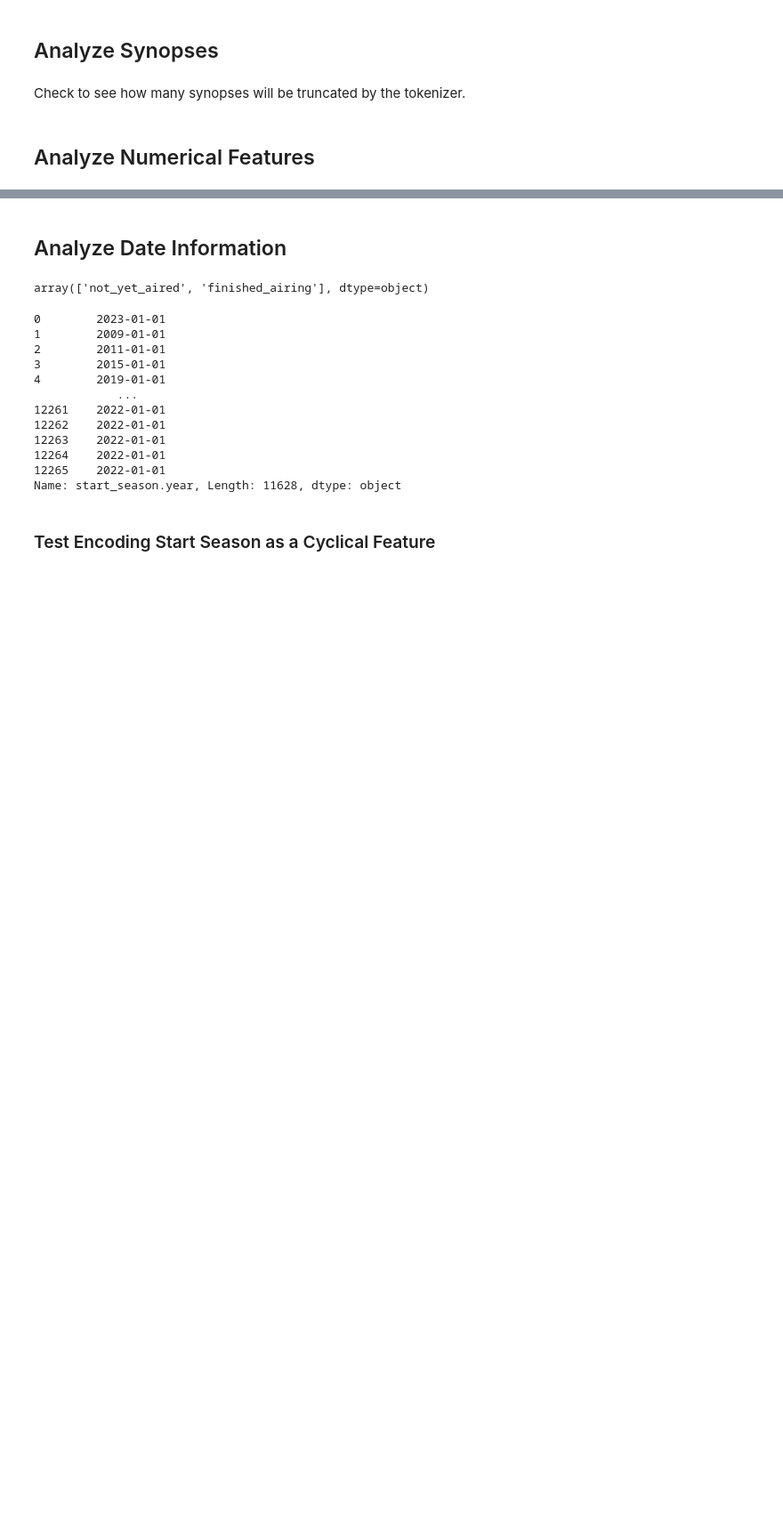
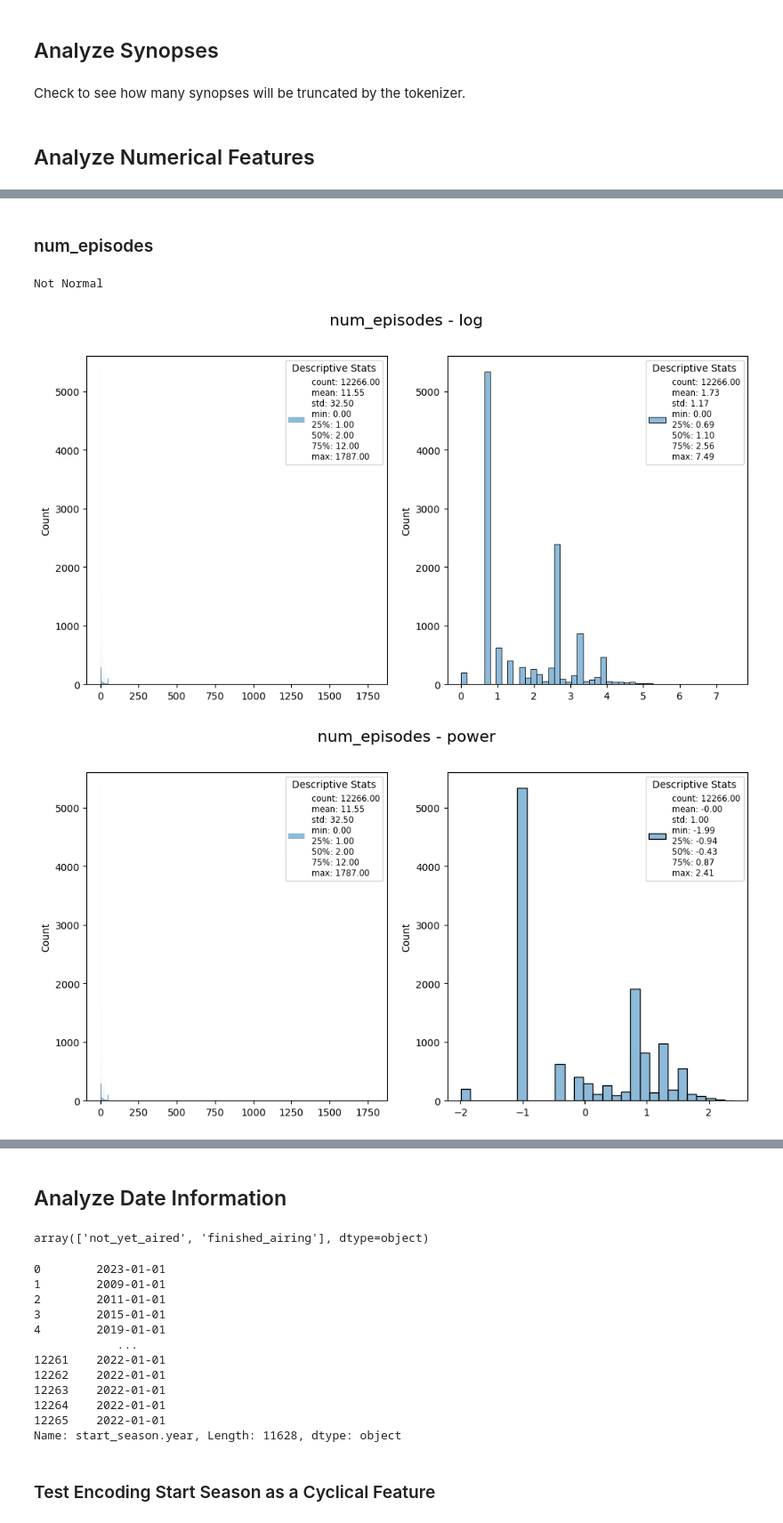
Before and after one commit to oliverharcourt/anime-recommender, a Jupyter notebook: notebooks/analysis/data_analysis.ipynb, the cells around one changed output, grey strips where cells are left out. Shown at 89% size. Saved outputs shown, nothing was run; the diff lists cells and outputs as text; code cells hidden in the pictures; blank space fills up the shorter version.

```diff
--- a/notebooks/analysis/data_analysis.ipynb
+++ b/notebooks/analysis/data_analysis.ipynb
@@ -204,0 +204,13 @@ big outliers / long tail of large values ==> try robust or log scaling (log with
+# %% [markdown]
+### num_episodes
+# %%
+check_normal('num_episodes')
+analyze('num_episodes', 'log')
+analyze('num_episodes', 'power')
+analyze('num_episodes', 'standard')
+analyze('num_episodes', 'robust')
+analyze('num_episodes', 'quantile')
+# %% [output]
+Not Normal
+[figure, added]
+[figure, added]
```
Also changed, not shown: parts of 37 cells of this notebook.
